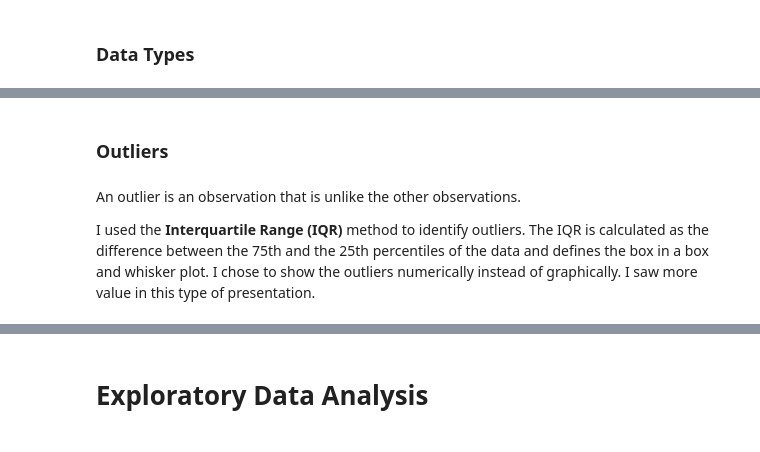
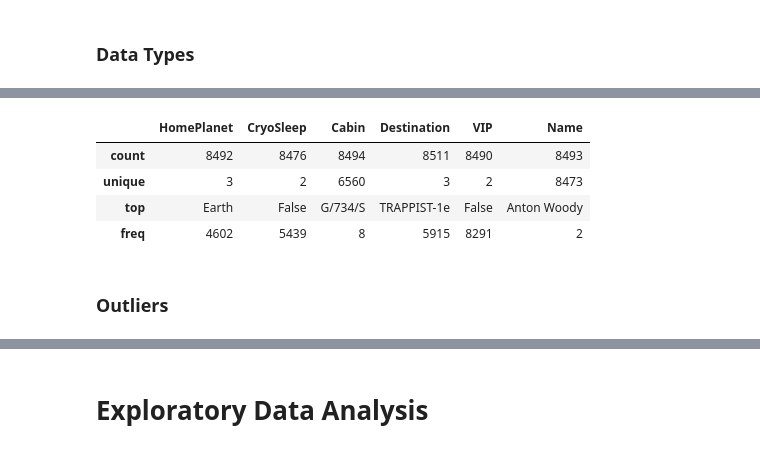
Before and after one commit to KevinNourian/Titanic, a Jupyter notebook: Notebooks/Titanic 1.0.1.ipynb, the cells around one changed output, grey strips where cells are left out. Drawn from its saved outputs; the diff is of its cells as text; code cells hidden in the pictures.

```diff
--- a/Notebooks/Titanic 1.0.1.ipynb
+++ b/Notebooks/Titanic 1.0.1.ipynb
@@ -198,8 +249,10 @@ data.drop(columns=['Stroke']).describe(include="number").applymap("{:,.2f}".form
 # %%
-data.describe(include="object")
+train.describe(include="object")
+# %% [output]
+|  | HomePlanet | CryoSleep | Cabin | Destination | VIP | Name |
+| count | 8492 | 8476 | 8494 | 8511 | 8490 | 8493 |
+| unique | 3 | 2 | 6560 | 3 | 2 | 8473 |
+| top | Earth | False | G/734/S | TRAPPIST-1e | False | Anton Woody |
+| freq | 4602 | 5439 | 8 | 5915 | 8291 | 2 |
 # %% [markdown]
 ### **Outliers**
-# %% [markdown]
-An outlier is an observation that is unlike the other observations.
-
-I used the **Interquartile Range (IQR)** method to identify outliers. The IQR is calculated as the difference between the 75th and the 25th percentiles of the data and defines the box in a box and whisker plot. I chose to show the outliers numerically instead of graphically. I saw more value in this type of presentation.
```
Also changed, not shown: parts of 175 cells of this notebook, 2 other files.
